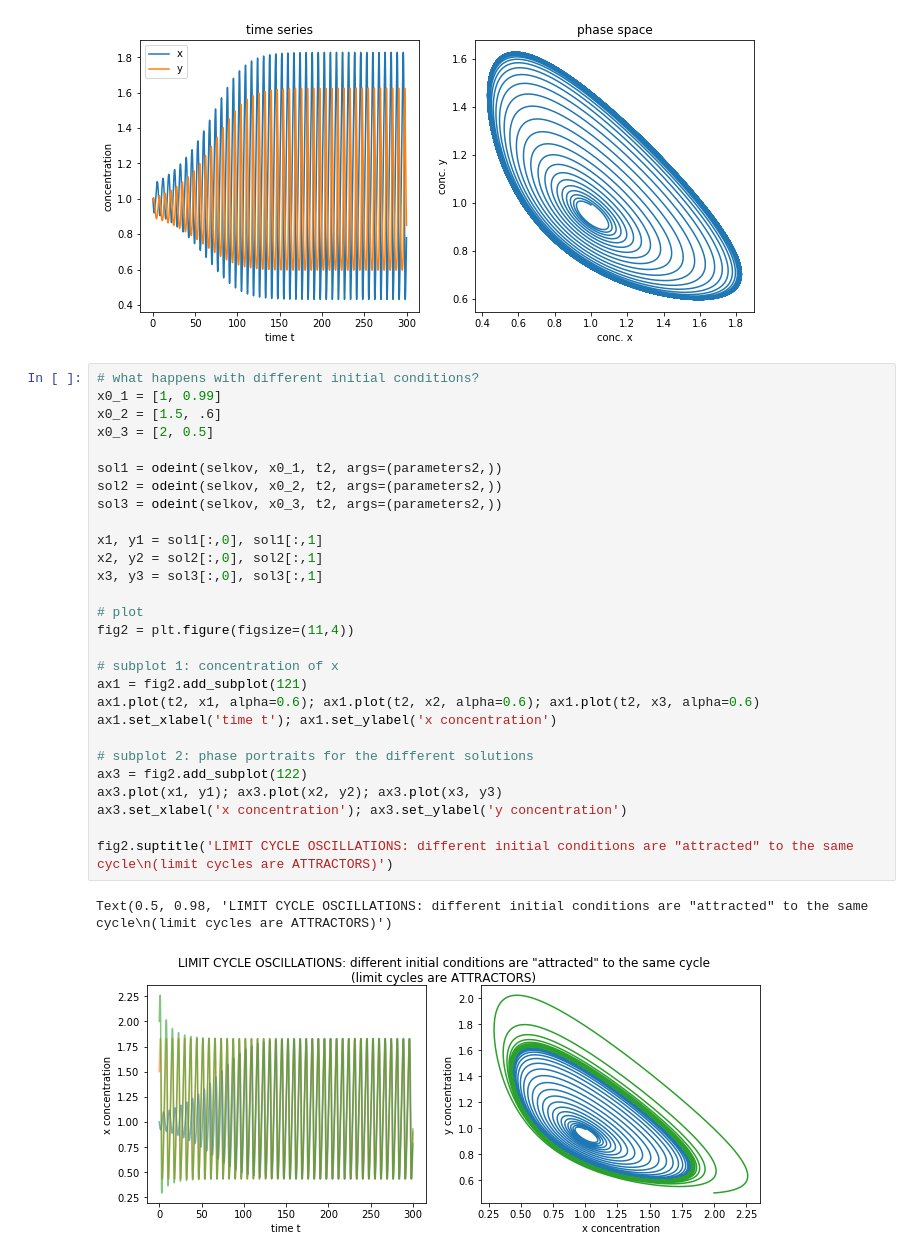
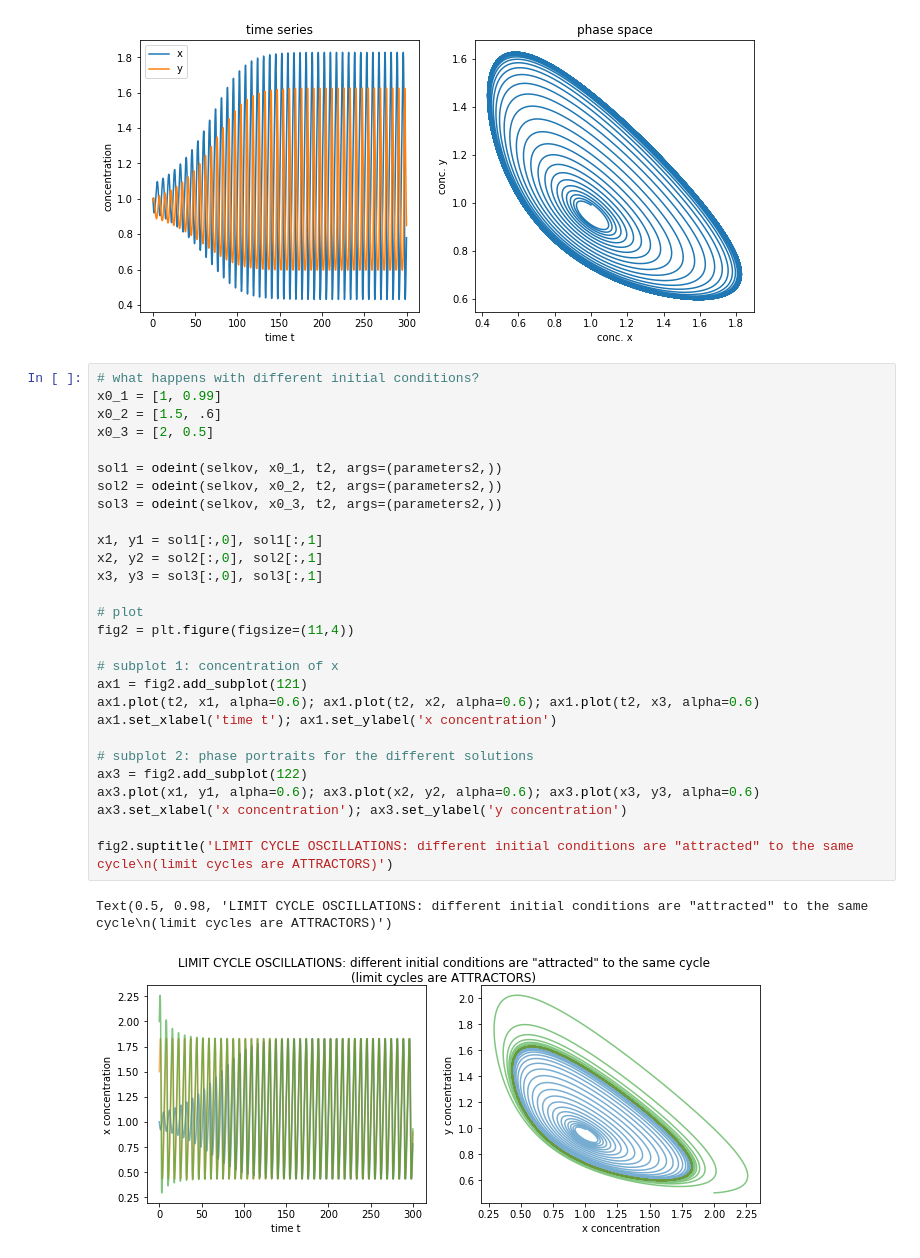
Before and after one commit to olmom/models_for_teaching, a Jupyter notebook: selkov.ipynb, the cells around one changed output. Cells and saved outputs as stored; diff of their text form.

```diff
--- a/selkov.ipynb
+++ b/selkov.ipynb
@@ -81,31 +81,31 @@ Text(0.5, 1.0, 'phase space')
 # %%
 # what happens with different initial conditions?
 x0_1 = [1, 0.99]
 x0_2 = [1.5, .6]
 x0_3 = [2, 0.5]
 
 sol1 = odeint(selkov, x0_1, t2, args=(parameters2,))
 sol2 = odeint(selkov, x0_2, t2, args=(parameters2,))
 sol3 = odeint(selkov, x0_3, t2, args=(parameters2,))
 
 x1, y1 = sol1[:,0], sol1[:,1]
 x2, y2 = sol2[:,0], sol2[:,1]
 x3, y3 = sol3[:,0], sol3[:,1]
 
 # plot
 fig2 = plt.figure(figsize=(11,4))
 
 # subplot 1: concentration of x
 ax1 = fig2.add_subplot(121)
 ax1.plot(t2, x1, alpha=0.6); ax1.plot(t2, x2, alpha=0.6); ax1.plot(t2, x3, alpha=0.6)
 ax1.set_xlabel('time t'); ax1.set_ylabel('x concentration')
 
 # subplot 2: phase portraits for the different solutions
 ax3 = fig2.add_subplot(122)
-ax3.plot(x1, y1); ax3.plot(x2, y2); ax3.plot(x3, y3)
+ax3.plot(x1, y1, alpha=0.6); ax3.plot(x2, y2, alpha=0.6); ax3.plot(x3, y3, alpha=0.6)
 ax3.set_xlabel('x concentration'); ax3.set_ylabel('y concentration')
 
 fig2.suptitle('LIMIT CYCLE OSCILLATIONS: different initial conditions are "attracted" to the same cycle\n(limit cycles are ATTRACTORS)')
 # %% [output]
 Text(0.5, 0.98, 'LIMIT CYCLE OSCILLATIONS: different initial conditions are "attracted" to the same cycle\n(limit cycles are ATTRACTORS)')
-[figure, old version]
+[figure, new version]
```
Also changed, not shown: 1 other file.
